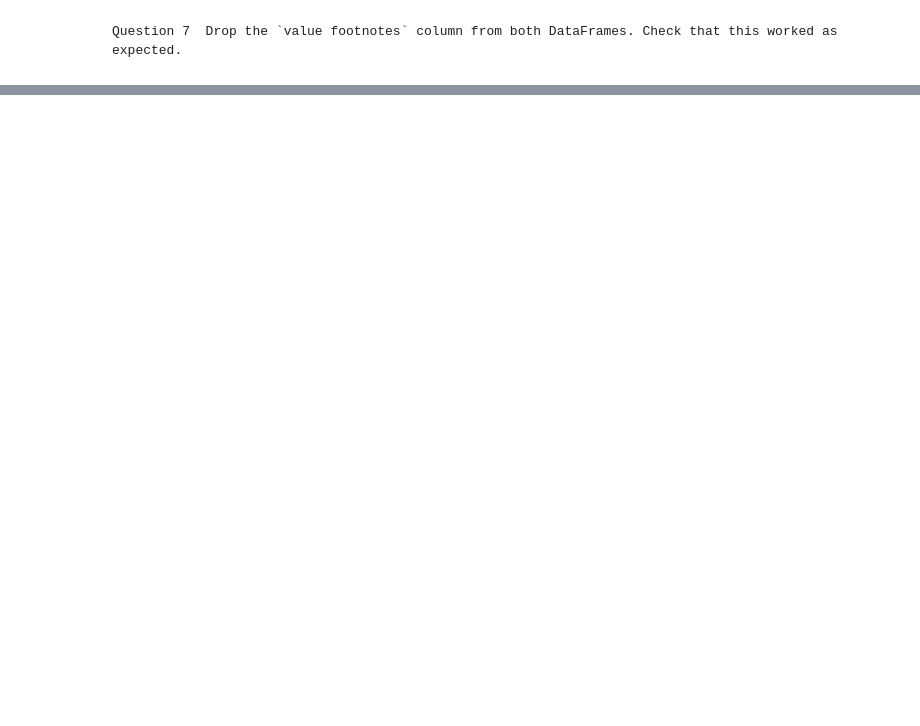
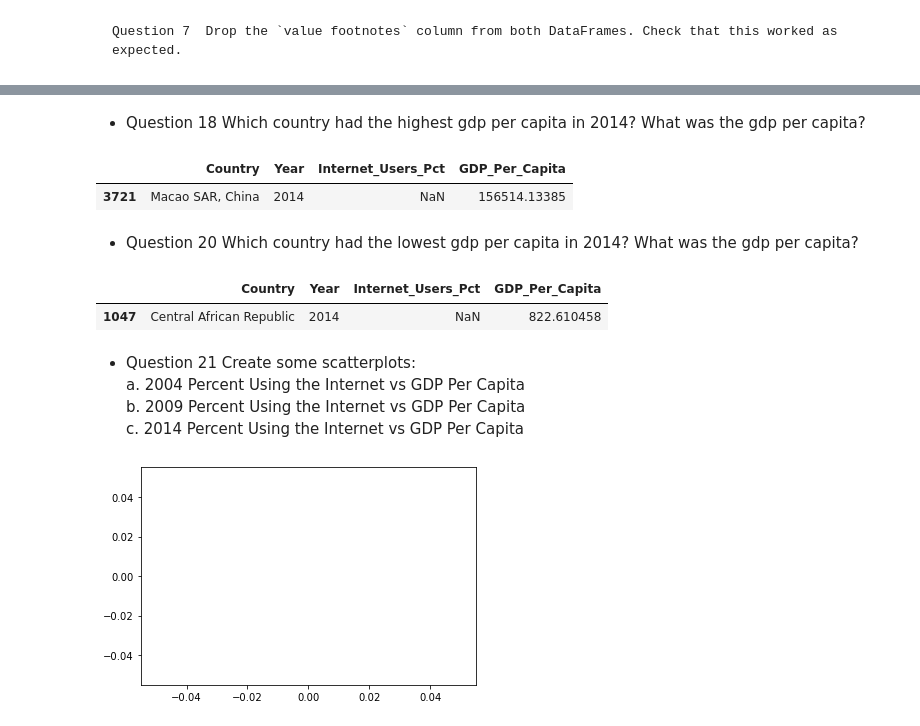
Before and after one commit to NSS-Full-Time-Data-Analytics-7/gdp-and-internet-usage-LaurenDellaRusso, a Jupyter notebook: notebooks/UN _data.ipynb, the cells around one changed output, grey strips where cells are left out. Saved outputs shown, nothing was run; the diff lists cells and outputs as text; code cells hidden in the pictures; blank space fills up the shorter version.

```diff
--- a/notebooks/UN _data.ipynb
+++ b/notebooks/UN _data.ipynb
@@ -129,0 +173,3 @@ internet_df
+# %%
+gdp_df.columns = ['Country', 'Year', 'GDP_Per_Capita']
+gdp_df
@@ -129,0 +192,3 @@ internet_df
+# %%
+internet_df.columns = ['Country', 'Year', 'Internet_Users_Pct']
+internet_df
@@ -129,0 +211,3 @@ internet_df
+# %%
+gdp_and_internet_use = pd.concat([internet_df, gdp_df])
+gdp_and_internet_use
@@ -129,0 +272,3 @@ internet_df
+# %%
+year04_df = gdp_and_internet_use[(gdp_and_internet_use['Year'] == '2004')]
+year04_df
@@ -129,0 +360,28 @@ internet_df
+# %% [markdown]
+ - Question 18 	Which country had the highest gdp per capita in 2014? What was the gdp per capita?
+# %%
+year14_df.sort_values(by = 'GDP_Per_Capita', ascending = False).head(1)
+# %% [output]
+|  | Country | Year | Internet_Users_Pct | GDP_Per_Capita |
+| 3721 | Macao SAR, China | 2014 | NaN | 156514.13385 |
+# %% [markdown]
+ - Question 20  	Which country had the lowest gdp per capita in 2014? What was the gdp per capita?
+# %%
+year14_df.sort_values(by = 'GDP_Per_Capita', ascending = True).head(1)
+# %% [output]
+|  | Country | Year | Internet_Users_Pct | GDP_Per_Capita |
+| 1047 | Central African Republic | 2014 | NaN | 822.610458 |
+# %% [markdown]
+ - Question 21  	Create some scatterplots:
+    a.  2004 Percent Using the Internet vs GDP Per Capita
+    b.	2009 Percent Using the Internet vs GDP Per Capita
+    c.	2014 Percent Using the Internet vs GDP Per Capita
+# %%
+import matplotlib.pyplot as plt
+import numpy as np
+
+plt.plot(year04_df.Internet_Users_Pct, year04_df.GDP_Per_Capita)
+
+plt.show()
+# %% [output]
+[figure, added]
```
Also changed, not shown: parts of 32 cells of this notebook, 1 other file.
